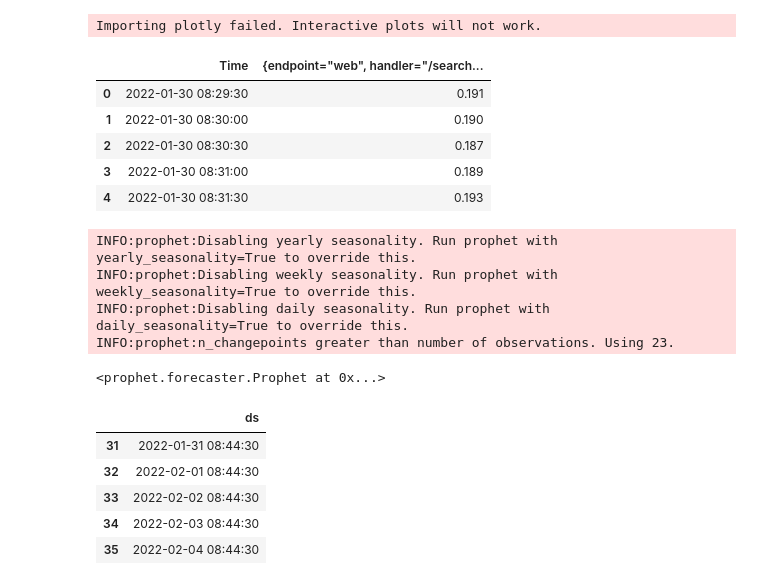
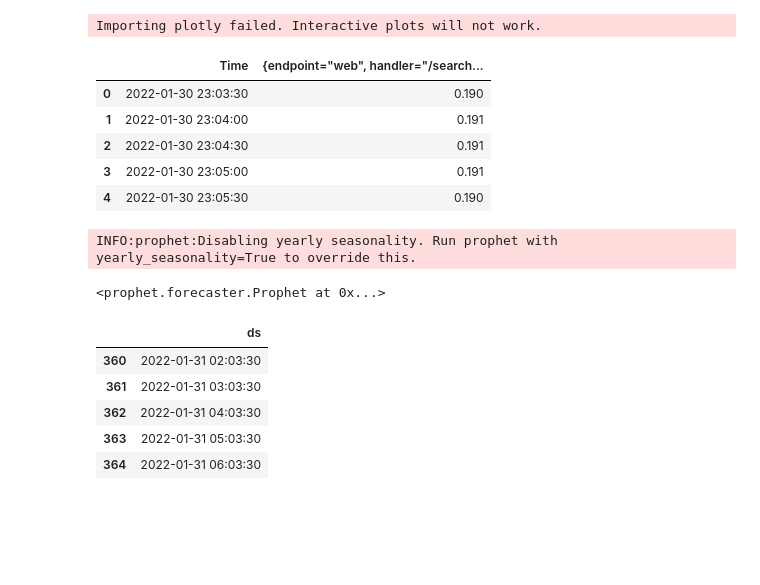
Before and after one commit to lauralex/DSBD_Predictor, a Jupyter notebook: predictor.ipynb, the cells around one changed output. Drawn from its saved outputs; the diff is of its cells as text; code cells hidden in the pictures; blank space fills up the shorter version.

```diff
--- a/predictor.ipynb
+++ b/predictor.ipynb
@@ -1,38 +1,35 @@
 # %%
 import pandas as pd
 from prophet import Prophet
 
 
-df = pd.read_csv('./models/data1.csv')
+df = pd.read_csv('./models/rate_final.csv')
 df.head()
 # %% [output]
 Importing plotly failed. Interactive plots will not work.
 |  | Time | {endpoint="web", handler="/search... |
-| 0 | 2022-01-30 08:29:30 | 0.191 |
-| 1 | 2022-01-30 08:30:00 | 0.190 |
-| 2 | 2022-01-30 08:30:30 | 0.187 |
-| 3 | 2022-01-30 08:31:00 | 0.189 |
-| 4 | 2022-01-30 08:31:30 | 0.193 |
+| 0 | 2022-01-30 23:03:30 | 0.190 |
+| 1 | 2022-01-30 23:04:00 | 0.191 |
+| 2 | 2022-01-30 23:04:30 | 0.191 |
+| 3 | 2022-01-30 23:05:00 | 0.191 |
+| 4 | 2022-01-30 23:05:30 | 0.190 |
 # %%
-m = Prophet()
+m = Prophet(daily_seasonality=True, weekly_seasonality=True)
 df = df.rename(columns={df.columns[0]: 'ds', df.columns[1]: 'y'})
 m.fit(df)
 # %% [output]
 INFO:prophet:Disabling yearly seasonality. Run prophet with yearly_seasonality=True to override this.
-INFO:prophet:Disabling weekly seasonality. Run prophet with weekly_seasonality=True to override this.
-INFO:prophet:Disabling daily seasonality. Run prophet with daily_seasonality=True to override this.
-INFO:prophet:n_changepoints greater than number of observations. Using 23.
 <prophet.forecaster.Prophet at 0x...>
 # %%
-future = m.make_future_dataframe(periods=5)
+future = m.make_future_dataframe(freq='1H', periods=4)
 future.tail()
 # %% [output]
 |  | ds |
-| 31 | 2022-01-31 08:44:30 |
-| 32 | 2022-02-01 08:44:30 |
-| 33 | 2022-02-02 08:44:30 |
-| 34 | 2022-02-03 08:44:30 |
-| 35 | 2022-02-04 08:44:30 |
+| 360 | 2022-01-31 02:03:30 |
+| 361 | 2022-01-31 03:03:30 |
+| 362 | 2022-01-31 04:03:30 |
+| 363 | 2022-01-31 05:03:30 |
+| 364 | 2022-01-31 06:03:30 |
 # %%
 forecast = m.predict(future)
 forecast[['ds', 'yhat', 'yhat_lower', 'yhat_upper']].tail()
```
Also changed, not shown: parts of 7 cells of this notebook, 1 other file.
